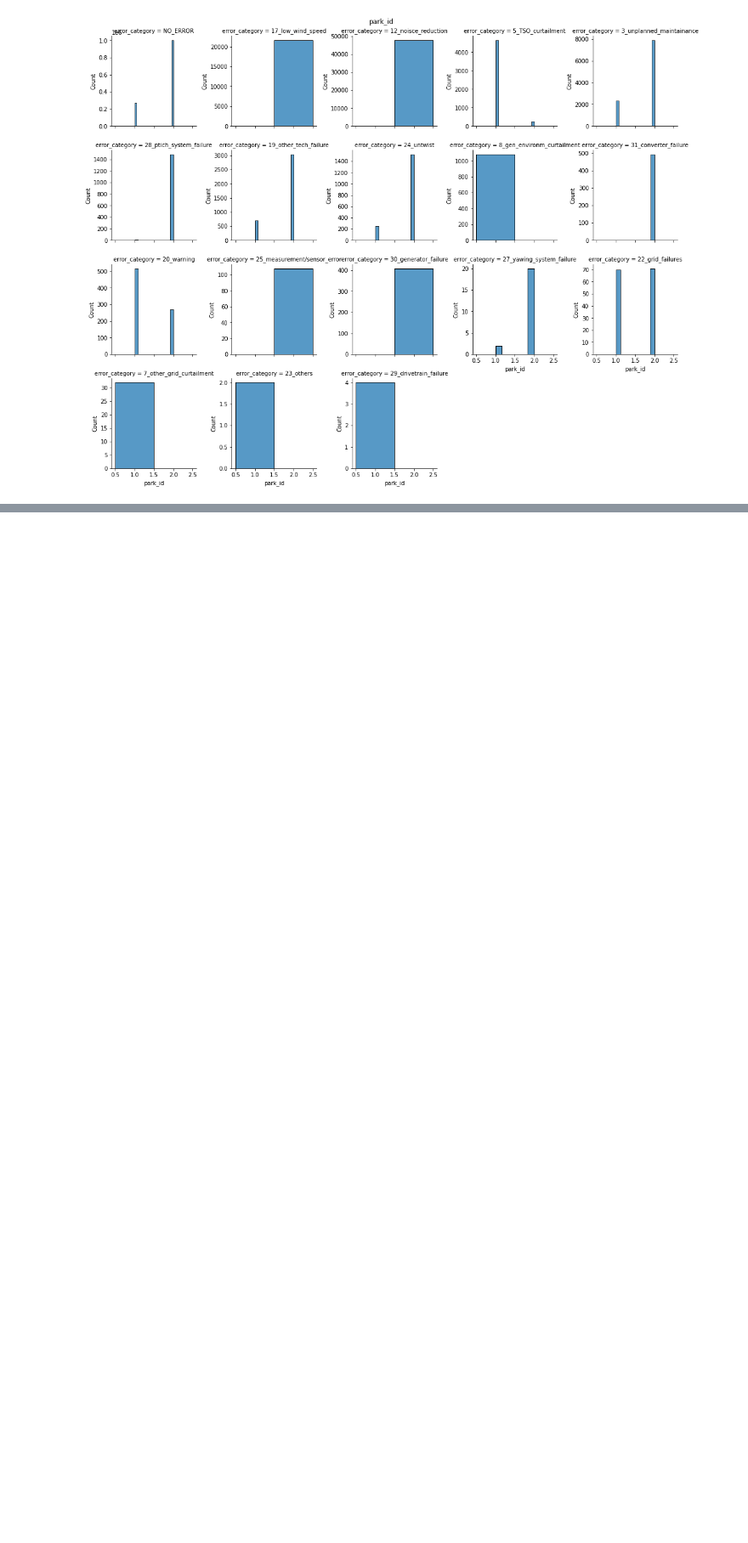
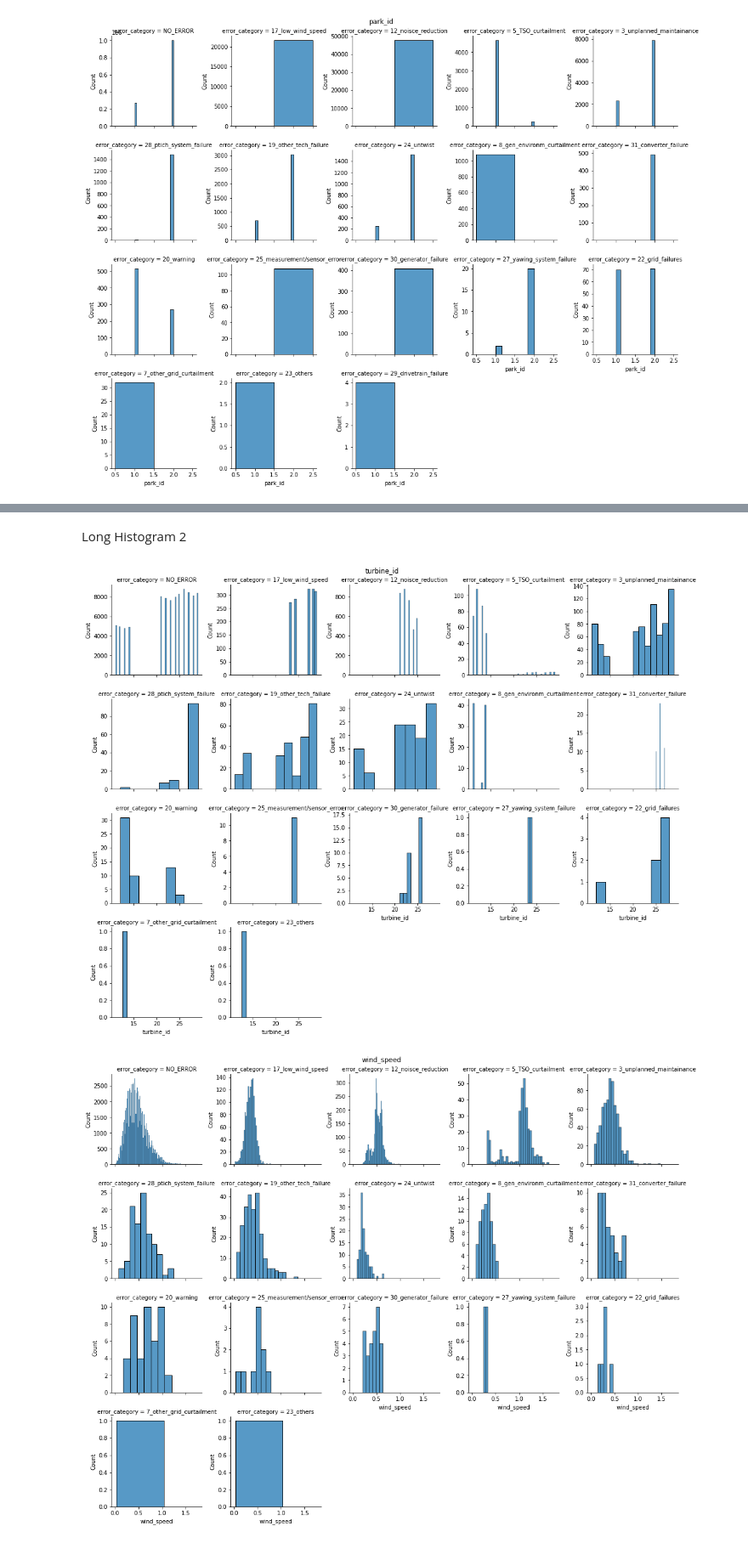
Before and after one commit to tanasr/datathon, a Jupyter notebook: V4_EDA_Error_Xiang.ipynb, the cells around one changed output, grey strips where cells are left out. Shown at 85% size. Drawn from its saved outputs; the diff is of its cells as text; code cells hidden in the pictures; blank space fills up the shorter version.

```diff
--- a/V4_EDA_Error_Xiang.ipynb
+++ b/V4_EDA_Error_Xiang.ipynb
@@ -257,0 +264,11 @@ for feature in ["park_id"]:
+# %% [markdown]
+Long Histogram 2
+# %%
+for feature in col_num:
+    g = sns.FacetGrid(data3.head(100000), col="error_category",sharey=False,col_wrap=5)
+    g.fig.suptitle(feature)
+    g.map(sns.histplot,feature)
+    plt.show()
+# %% [output]
+[figure, added]
+[figure, added]
```
Also changed, not shown: parts of 5 cells of this notebook, 3 other files.
